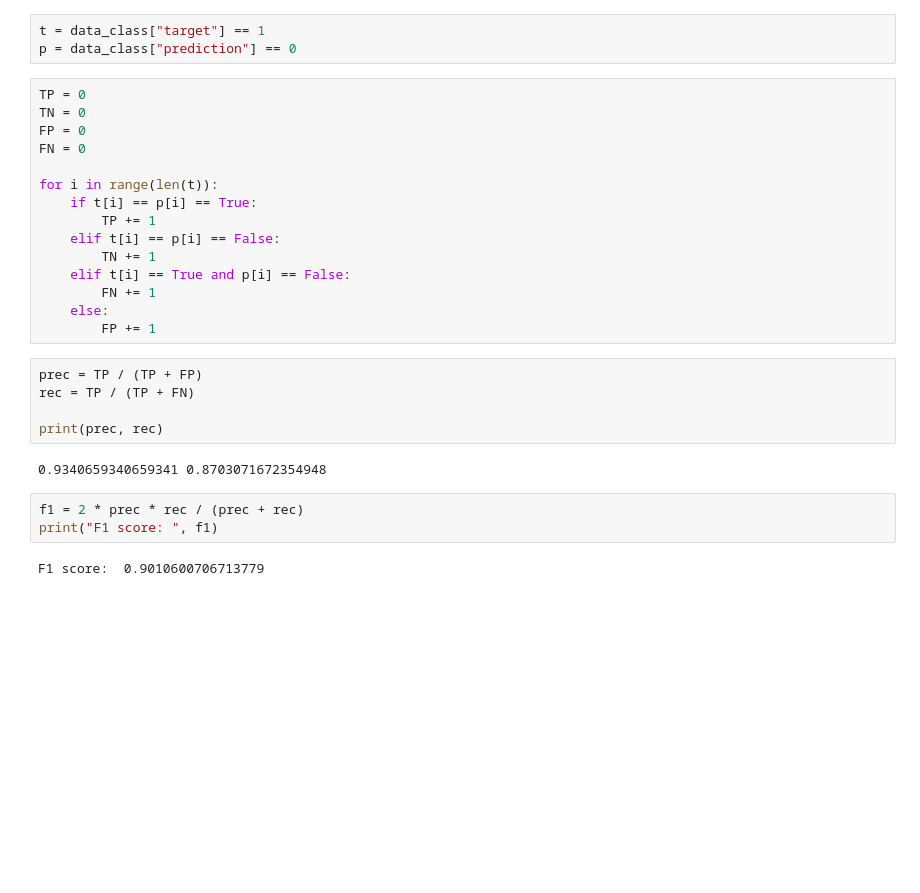
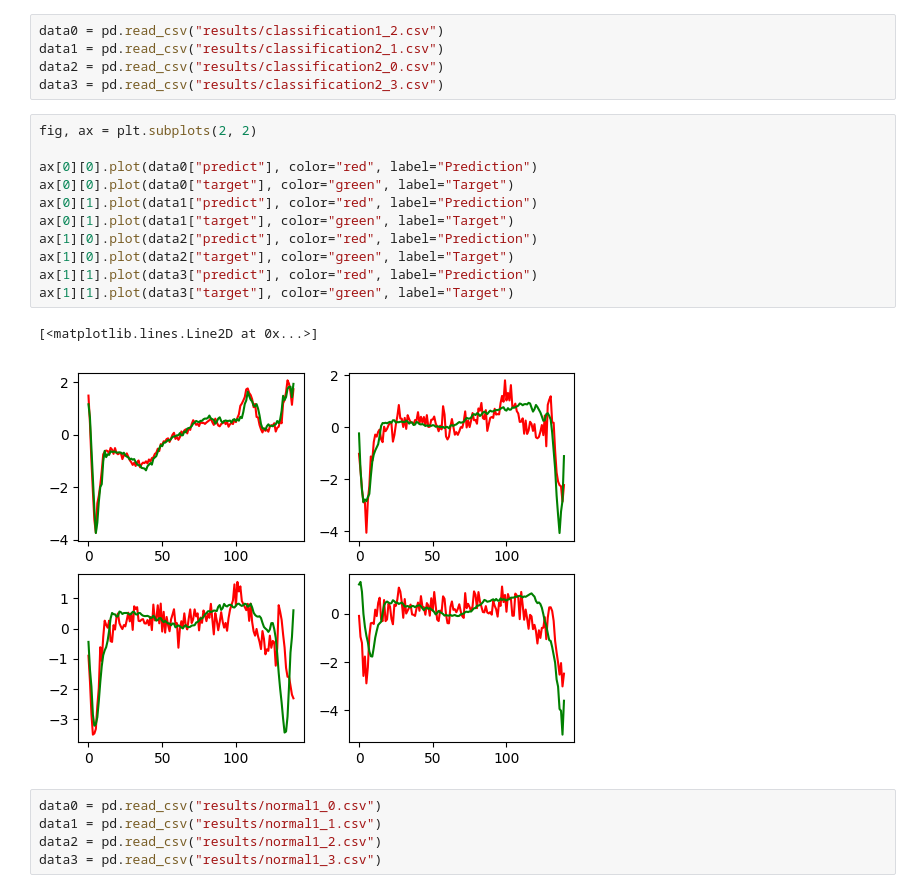
Before and after one commit to dianabonalumi/NeuralNets, a Jupyter notebook: results/analysis.ipynb, the cells around one changed output. Cells and saved outputs as stored; diff of their text form; blank space fills up the shorter version.

Commit message:
Results: update analysis notebook

```diff
--- a/results/analysis.ipynb
+++ b/results/analysis.ipynb
@@ -47,30 +4,24 @@ data_class
-# %%
-t = data_class["target"] == 1
-p = data_class["prediction"] == 0
-# %%
-TP = 0
-TN = 0
-FP = 0
-FN = 0
-
-for i in range(len(t)):
-    if t[i] == p[i] == True:
-        TP += 1
-    elif t[i] == p[i] == False:
-        TN += 1
-    elif t[i] == True and p[i] == False:
-        FN += 1
-    else:
-        FP += 1
-# %%
-prec = TP / (TP + FP)
-rec = TP / (TP + FN)
-
-print(prec, rec)
-# %% [output]
-0.9340659340659341 0.8703071672354948
-# %%
-f1 = 2 * prec * rec / (prec + rec)
-print("F1 score: ", f1)
-# %% [output]
-F1 score:  0.9010600706713779
+# %%
+data0 = pd.read_csv("results/classification1_2.csv")
+data1 = pd.read_csv("results/classification2_1.csv")
+data2 = pd.read_csv("results/classification2_0.csv")
+data3 = pd.read_csv("results/classification2_3.csv")
+# %%
+fig, ax = plt.subplots(2, 2)
+
+ax[0][0].plot(data0["predict"], color="red", label="Prediction")
+ax[0][0].plot(data0["target"], color="green", label="Target")
+ax[0][1].plot(data1["predict"], color="red", label="Prediction")
+ax[0][1].plot(data1["target"], color="green", label="Target")
+ax[1][0].plot(data2["predict"], color="red", label="Prediction")
+ax[1][0].plot(data2["target"], color="green", label="Target")
+ax[1][1].plot(data3["predict"], color="red", label="Prediction")
+ax[1][1].plot(data3["target"], color="green", label="Target")
+# %% [output]
+[<matplotlib.lines.Line2D at 0x...>]
+[figure, added]
+# %%
+data0 = pd.read_csv("results/normal1_0.csv")
+data1 = pd.read_csv("results/normal1_1.csv")
+data2 = pd.read_csv("results/normal1_2.csv")
+data3 = pd.read_csv("results/normal1_3.csv")
```
Also changed, not shown: parts of 6 cells of this notebook.
